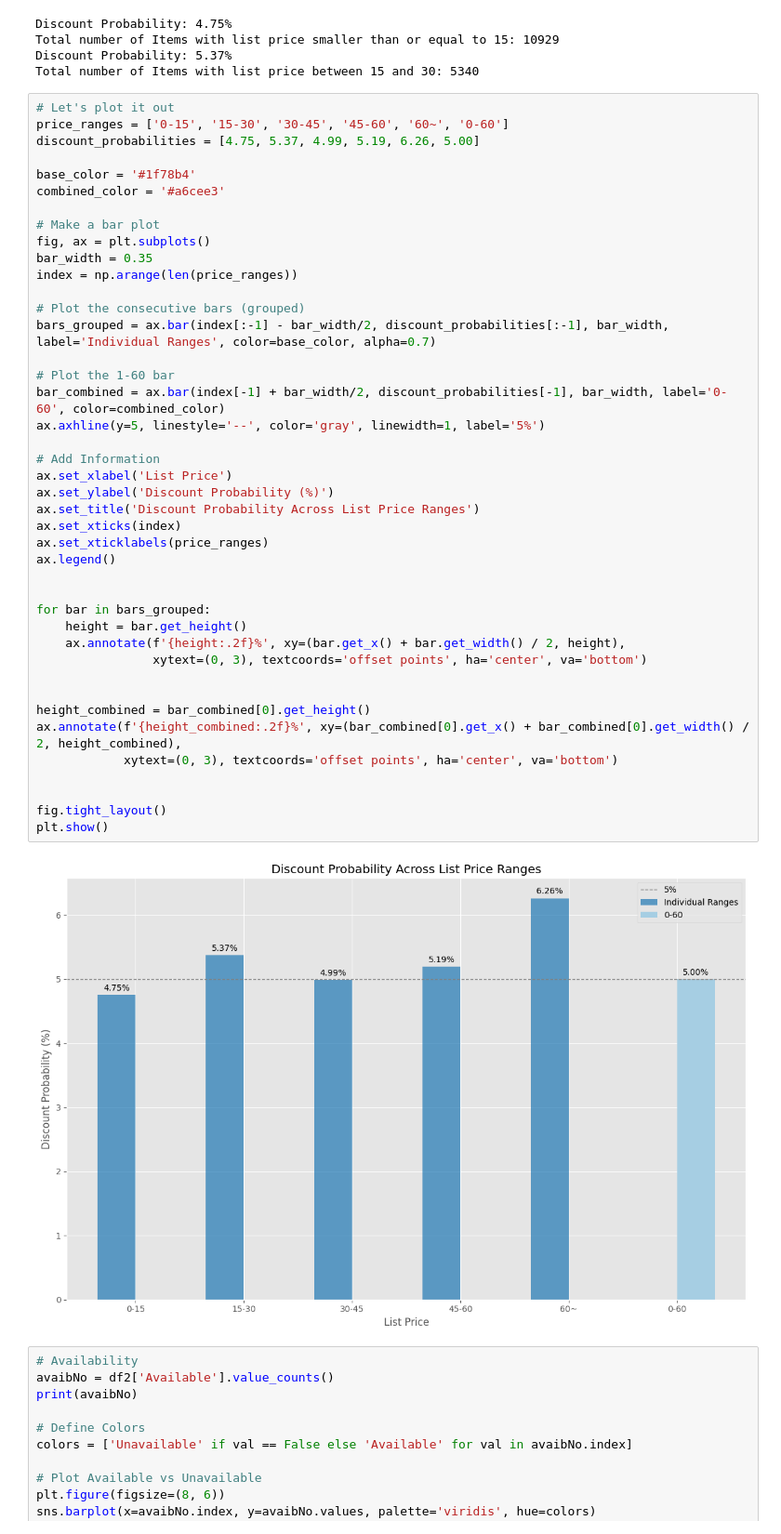
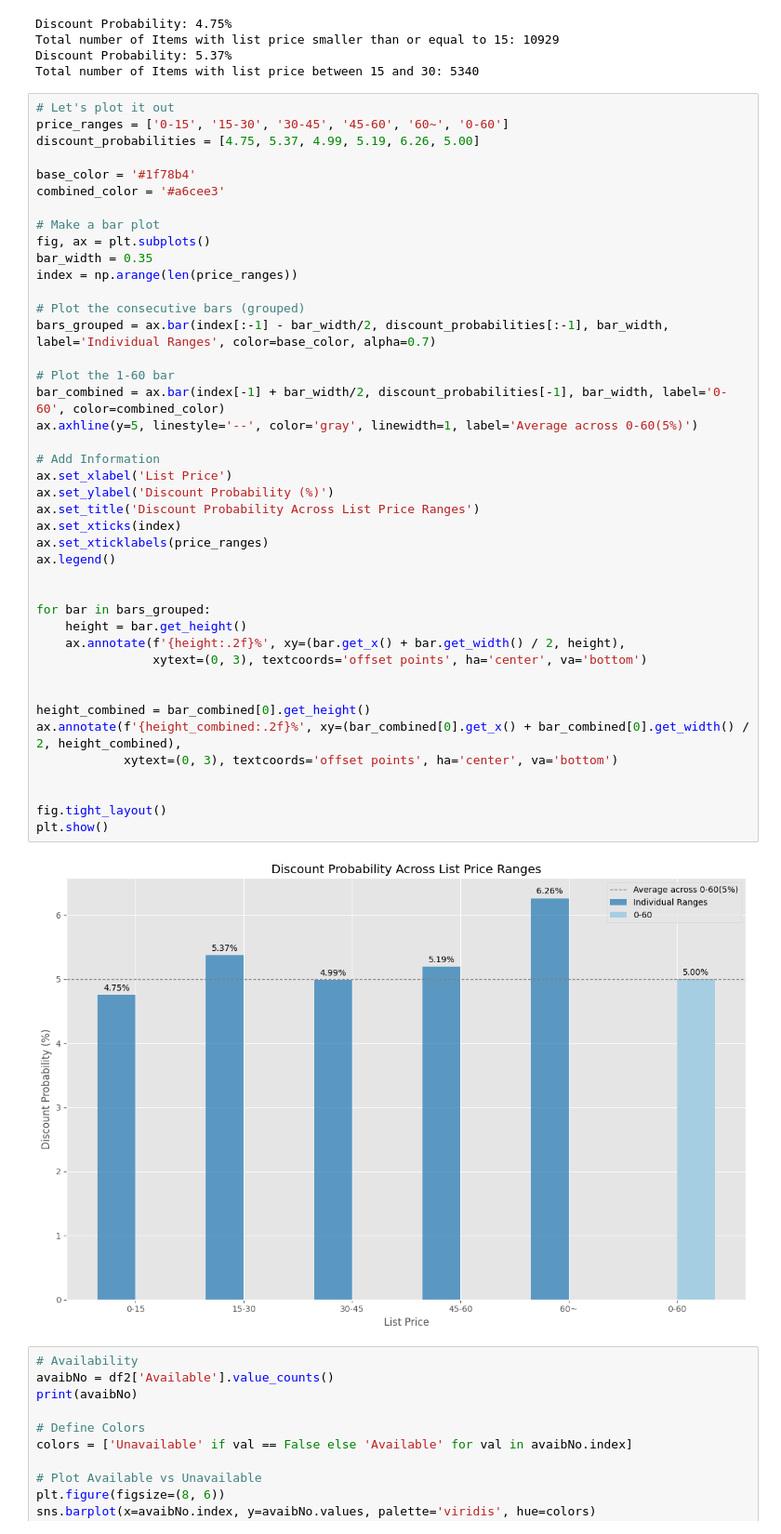
Before and after one commit to LeoZYA/Project-Portfolio, a Jupyter notebook: Walmart_ProductData_EDA.ipynb, the cells around one changed output. Shown at 93% size. Cells and saved outputs as stored; diff of their text form.

```diff
--- a/Walmart_ProductData_EDA.ipynb
+++ b/Walmart_ProductData_EDA.ipynb
@@ -638,35 +638,35 @@ index = np.arange(len(price_ranges))
 
 # Plot the consecutive bars (grouped)
 bars_grouped = ax.bar(index[:-1] - bar_width/2, discount_probabilities[:-1], bar_width, label='Individual Ranges', color=base_color, alpha=0.7)
 
 # Plot the 1-60 bar
 bar_combined = ax.bar(index[-1] + bar_width/2, discount_probabilities[-1], bar_width, label='0-60', color=combined_color)
-ax.axhline(y=5, linestyle='--', color='gray', linewidth=1, label='5%')
+ax.axhline(y=5, linestyle='--', color='gray', linewidth=1, label='Average across 0-60(5%)')
 
 # Add Information
 ax.set_xlabel('List Price')
 ax.set_ylabel('Discount Probability (%)')
 ax.set_title('Discount Probability Across List Price Ranges')
 ax.set_xticks(index)
 ax.set_xticklabels(price_ranges)
 ax.legend()
 
 
 for bar in bars_grouped:
     height = bar.get_height()
     ax.annotate(f'{height:.2f}%', xy=(bar.get_x() + bar.get_width() / 2, height),
                 xytext=(0, 3), textcoords='offset points', ha='center', va='bottom')
 
 
 height_combined = bar_combined[0].get_height()
 ax.annotate(f'{height_combined:.2f}%', xy=(bar_combined[0].get_x() + bar_combined[0].get_width() / 2, height_combined),
             xytext=(0, 3), textcoords='offset points', ha='center', va='bottom')
 
 
 fig.tight_layout()
 plt.show()
 # %% [output]
-[figure, old version]
+[figure, new version]
 # %%
 # Availability
 avaibNo = df2['Available'].value_counts()
```
Also changed, not shown: parts of 1 cell of this notebook.
